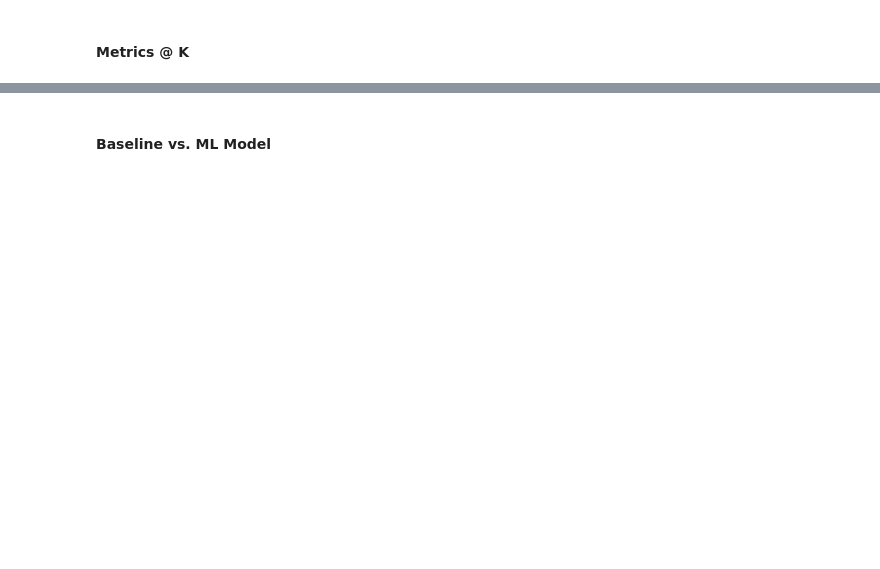
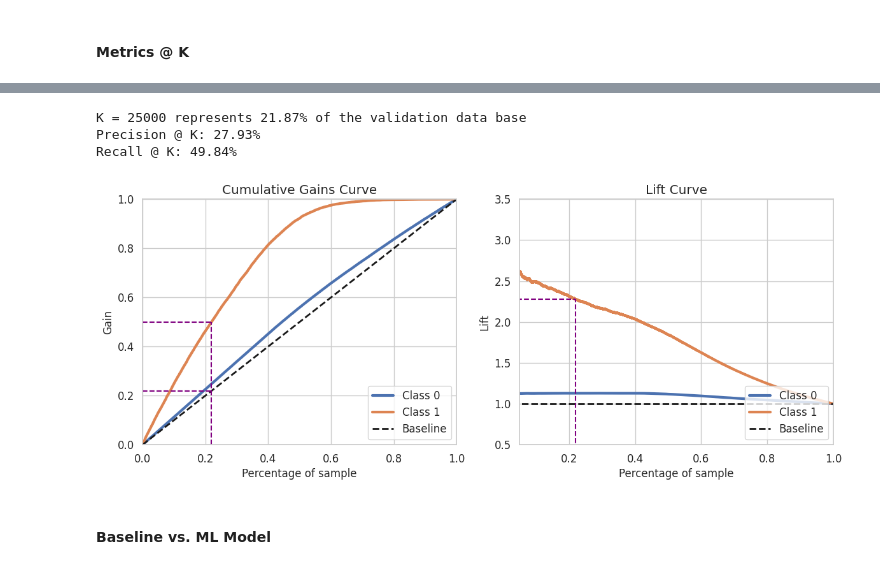
Before and after one commit to ezequielpf/health_insurance_cross_sell, a Jupyter notebook: notebooks/1_car_insurance.ipynb, the cells around one changed output, grey strips where cells are left out. Cells and saved outputs as stored; diff of their text form; code cells hidden in the pictures; blank space fills up the shorter version.

```diff
--- a/notebooks/1_car_insurance.ipynb
+++ b/notebooks/1_car_insurance.ipynb
@@ -822 +820,14 @@ hgb_clf = HistGradientBoostingClassifier(random_state=42)
+# %%
+xgb_clf = XGBClassifier(n_estimators=2000,
+                        learning_rate=0.5,
+                        max_depth=0,
+                        subsample=0.25,
+                        colsample_bytree=0.5,
+                        objective="binary:logistic",
+                        enable_categorical=True,
+                        random_state=seed)
+xgb_clf.fit(X=X_train[features], y=y_train)
+y_pred_xgb = xgb_clf.predict(X=X_valid[features])
+y_pred_proba_xgb = xgb_clf.predict_proba(X=X_valid[features])
+roc_xgb = roc_auc_score(y_score=y_pred_proba_xgb[:,1], y_true=y_valid)
 # %%
@@ -924,3 +957,12 @@ ax[1].set_ylim(0.5, 3.5)
+# %%
+# XGBoost
+K = 25000
+propensity_xgb = propensity_score(y_proba=y_pred_proba_xgb, n_samples=K)
+# %% [output]
+K = 25000 represents 21.87% of the validation data base
+Precision @ K: 27.93%
+Recall @ K: 49.84%
+[figure, added]
 # %% [markdown]
 #### Baseline vs. ML Model
 # %%
```
Also changed, not shown: parts of 40 cells of this notebook, 2 other files.
